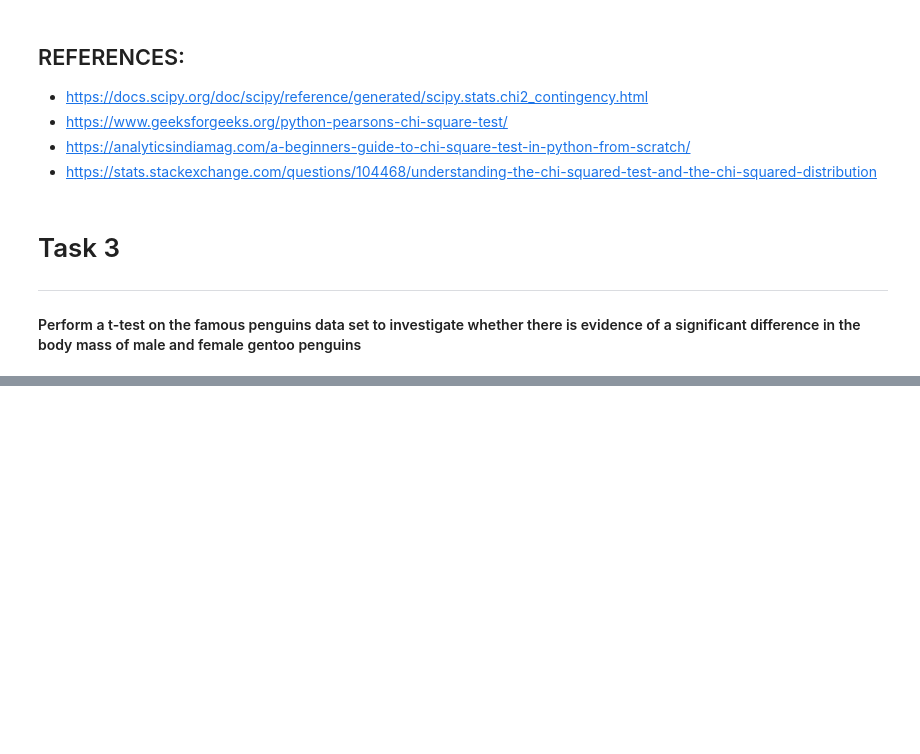
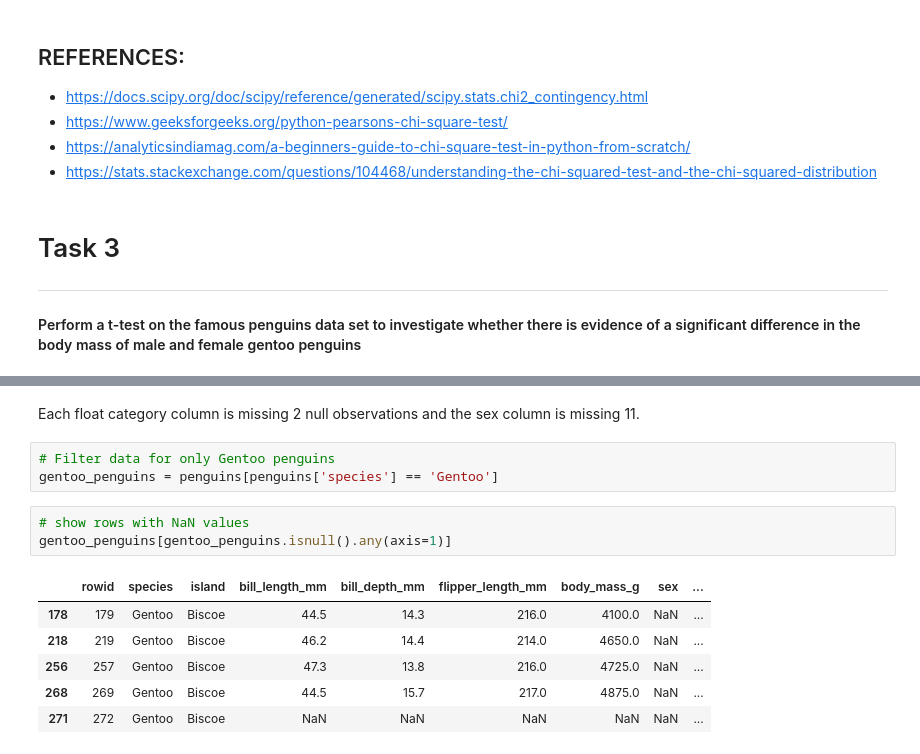
Before and after one commit to Scunnies/machine-learning-and-statistics, a Jupyter notebook: Tasks/tasks.ipynb, the cells around one changed output, grey strips where cells are left out. Saved outputs shown, nothing was run; the diff lists cells and outputs as text; blank space fills up the shorter version.

```diff
--- a/Tasks/tasks.ipynb
+++ b/Tasks/tasks.ipynb
@@ -135,0 +247,15 @@ There is no significant difference in body mass between male and female Gentoo p
+# %% [markdown]
+Each float category column is missing 2 null observations and the sex column is missing 11.
+# %%
+# Filter data for only Gentoo penguins
+gentoo_penguins = penguins[penguins['species'] == 'Gentoo']
+# %%
+# show rows with NaN values
+gentoo_penguins[gentoo_penguins.isnull().any(axis=1)]
+# %% [output]
+|  | rowid | species | island | bill_length_mm | bill_depth_mm | flipper_length_mm | body_mass_g | sex | ... |
+| 178 | 179 | Gentoo | Biscoe | 44.5 | 14.3 | 216.0 | 4100.0 | NaN | ... |
+| 218 | 219 | Gentoo | Biscoe | 46.2 | 14.4 | 214.0 | 4650.0 | NaN | ... |
+| 256 | 257 | Gentoo | Biscoe | 47.3 | 13.8 | 216.0 | 4725.0 | NaN | ... |
+| 268 | 269 | Gentoo | Biscoe | 44.5 | 15.7 | 217.0 | 4875.0 | NaN | ... |
+| 271 | 272 | Gentoo | Biscoe | NaN | NaN | NaN | NaN | NaN | ... |
```
Also changed, not shown: parts of 20 cells of this notebook.
